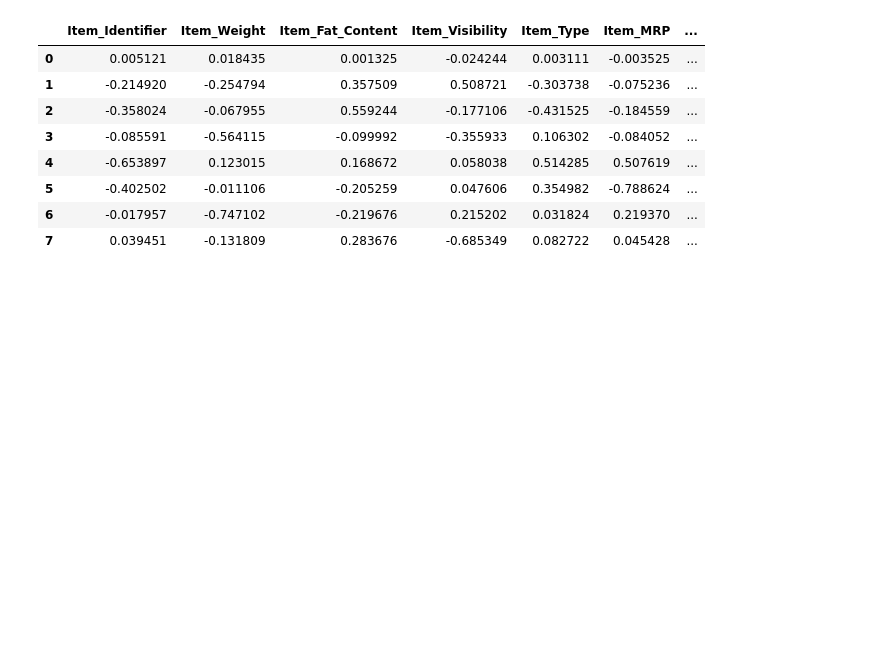
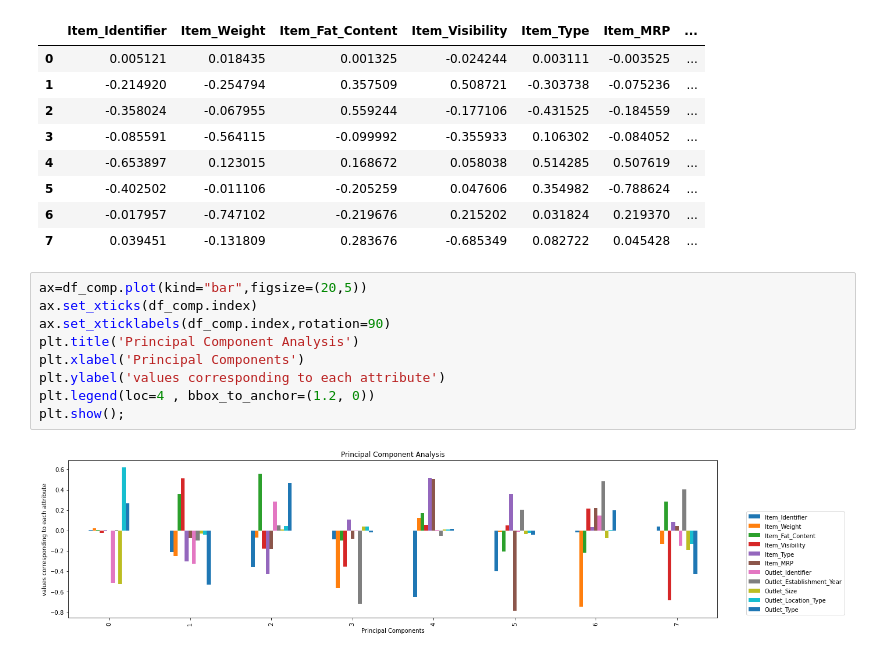
Before and after one commit to shsarv/ML-and-its-Application, a Jupyter notebook: PCA on Bigmart Dataset/BigMart_Sales.ipynb, the cells around one changed output. Cells and saved outputs as stored; diff of their text form; blank space fills up the shorter version.

```diff
--- a/PCA on Bigmart Dataset/BigMart_Sales.ipynb
+++ b/PCA on Bigmart Dataset/BigMart_Sales.ipynb
@@ -226,4 +307,15 @@ df_comp
 | 5 | -0.402502 | -0.011106 | -0.205259 | 0.047606 | 0.354982 | -0.788624 | ... |
 | 6 | -0.017957 | -0.747102 | -0.219676 | 0.215202 | 0.031824 | 0.219370 | ... |
 | 7 | 0.039451 | -0.131809 | 0.283676 | -0.685349 | 0.082722 | 0.045428 | ... |
+# %%
+ax=df_comp.plot(kind="bar",figsize=(20,5))
+ax.set_xticks(df_comp.index)
+ax.set_xticklabels(df_comp.index,rotation=90)
+plt.title('Principal Component Analysis')
+plt.xlabel('Principal Components')
+plt.ylabel('values corresponding to each attribute')
+plt.legend(loc=4 , bbox_to_anchor=(1.2, 0))
+plt.show();
+# %% [output]
+[figure, added]
 # %%
```
Also changed, not shown: parts of 28 cells of this notebook.
